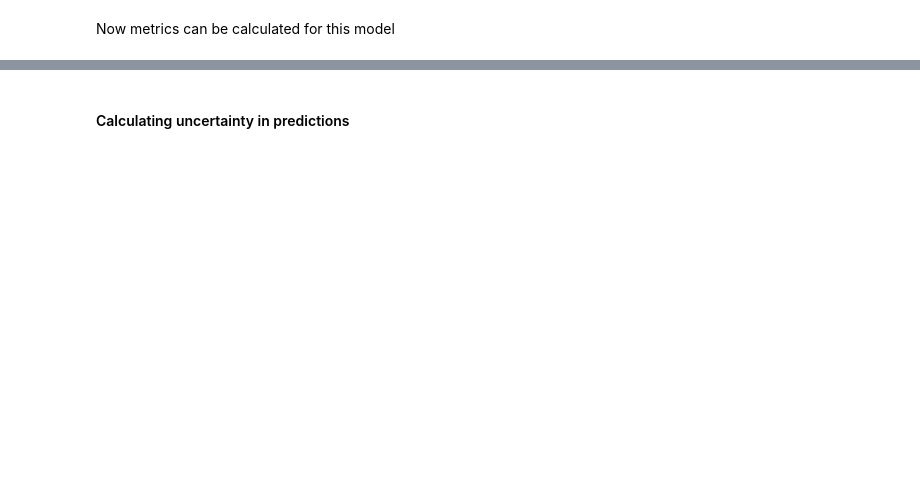
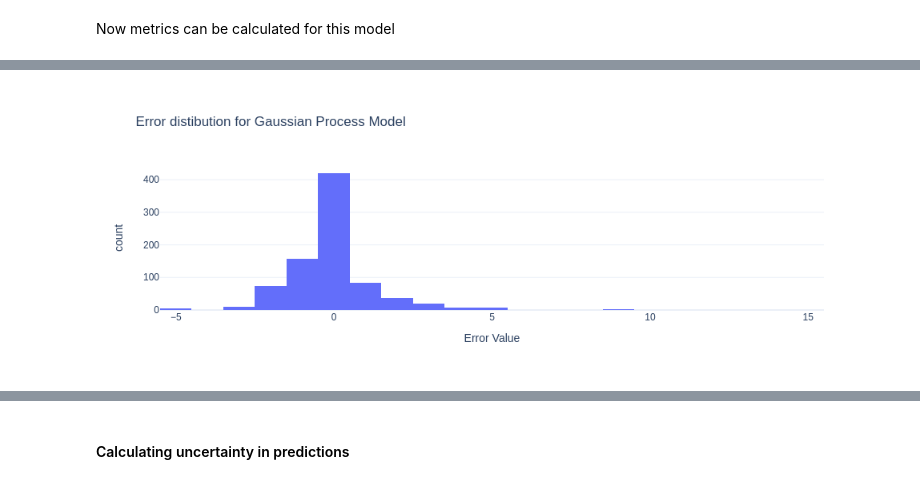
Before and after one commit to Alchemication/cvdl-for-home, a Jupyter notebook: Notebooks/Extra.04.Person-EDA-Forecast.ipynb, the cells around one changed output, grey strips where cells are left out. Cells and saved outputs as stored; diff of their text form; code cells hidden in the pictures; blank space fills up the shorter version.

```diff
--- a/Notebooks/Extra.04.Person-EDA-Forecast.ipynb
+++ b/Notebooks/Extra.04.Person-EDA-Forecast.ipynb
@@ -863,0 +861,6 @@ mean acc: 0.5060386473429952
+# %%
+error = y_test - y_pred_rounded
+px.histogram(x=error, height=300, width=600, title='Error distibution for Gaussian Process Model',
+             labels={'x': 'Error Value'})
+# %% [output]
+[figure, added]
```
Also changed, not shown: parts of 42 cells of this notebook, 7 other files.
